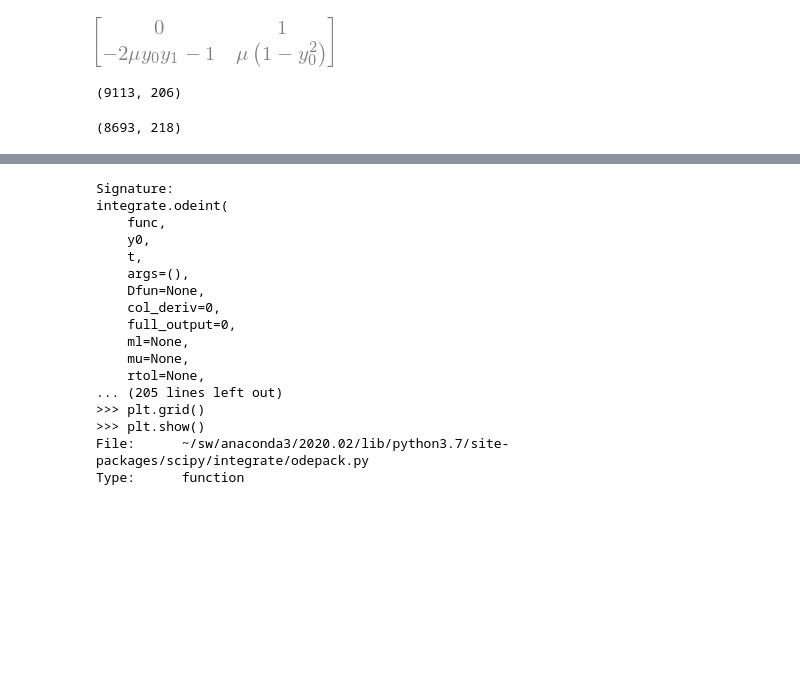
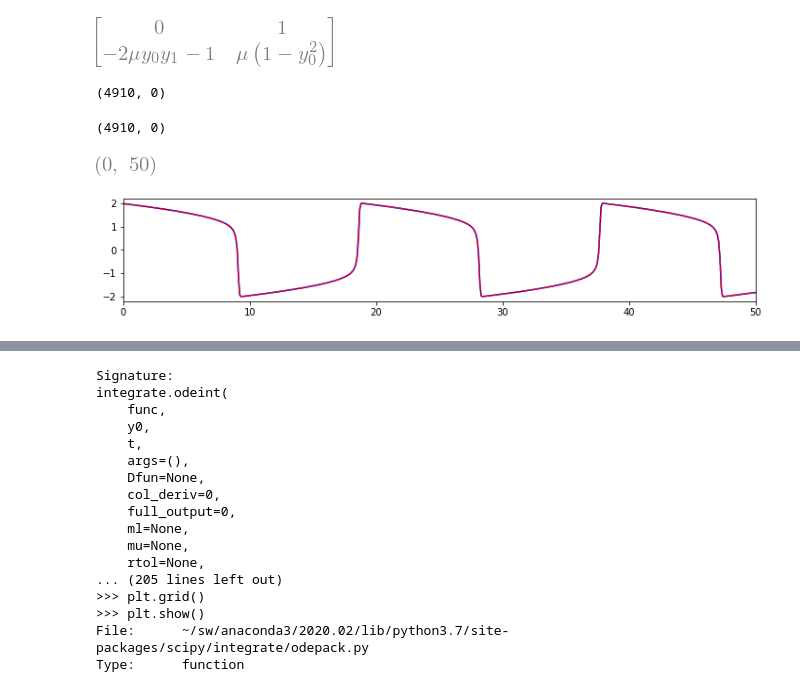
Before and after one commit to tjyanjing/numerical-computing-python, a Jupyter notebook: src/06/symbolic.ipynb, the cells around one changed output, grey strips where cells are left out. Drawn from its saved outputs; the diff is of its cells as text; code cells hidden in the pictures; blank space fills up the shorter version.

```diff
--- a/src/06/symbolic.ipynb
+++ b/src/06/symbolic.ipynb
@@ -829,8 +831,8 @@ def J_func(y, t, mu):
     ])
 # %%
 # parameters
-y_init, params = [1, 0], (17,)
-t = np.linspace(0, 200, 1024)
+y_init, params = [2, 0], (10,)
+t = np.linspace(0, 50, 501)
 # %%
 # depends on odeint's default (finite difference approximatation of Jacobians)
 sol_F, info_F = integrate.odeint(rhs, y_init, t, params, full_output=True)
@@ -840,8 +842,17 @@ sol_J, info_J = integrate.odeint(rhs, y_init, t, params, Dfun=J_func, full_outpu
 # %%
+# Function evaluations and Jacobian evaluations
 info_F['nfe'][-1], info_F['nje'][-1]
 # %% [output]
-(9113, 206)
+(4910, 0)
 # %%
 info_J['nfe'][-1], info_J['nje'][-1]
 # %% [output]
-(8693, 218)
+(4910, 0)
+# %%
+plt.figure(figsize=(12,2))
+plt.plot(t, sol_F[:,0], 'b-')
+plt.plot(t, sol_J[:,0], 'r--')
+plt.xlim((0,50))
+# %% [output]
+[figure, added]
+[figure, added]
```
Also changed, not shown: parts of 6 cells of this notebook.
